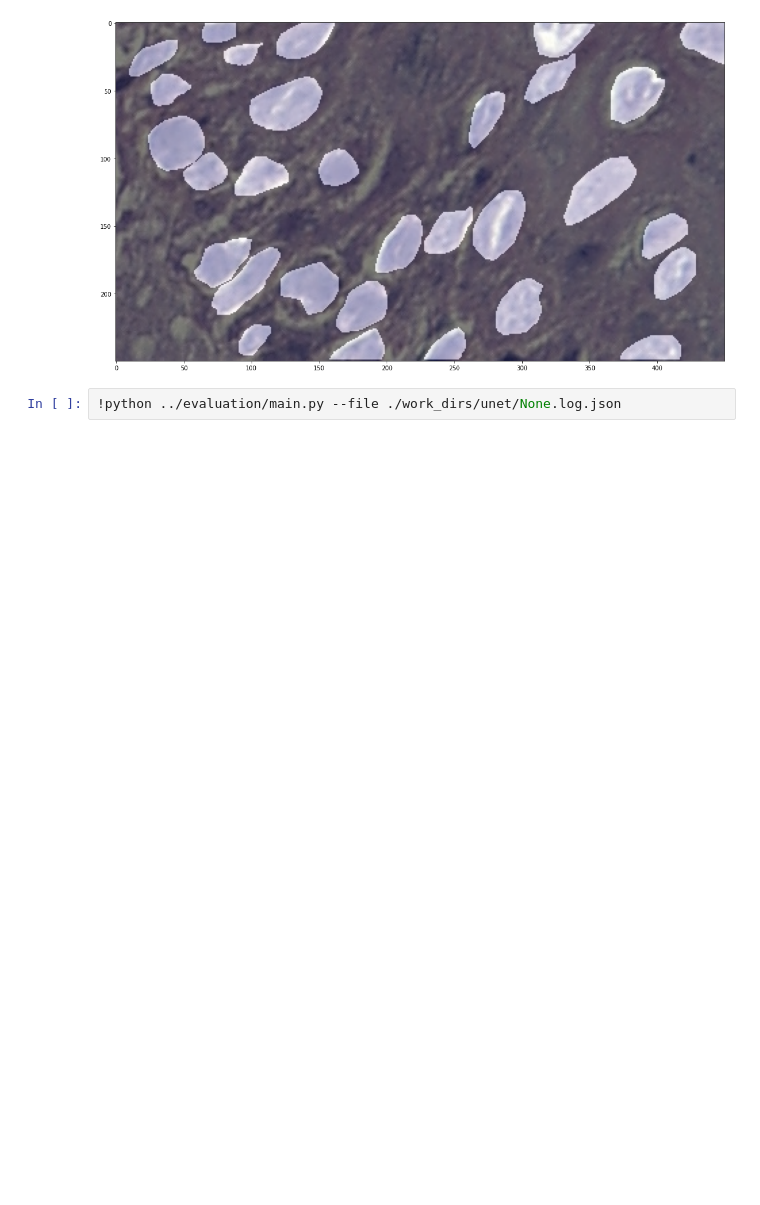
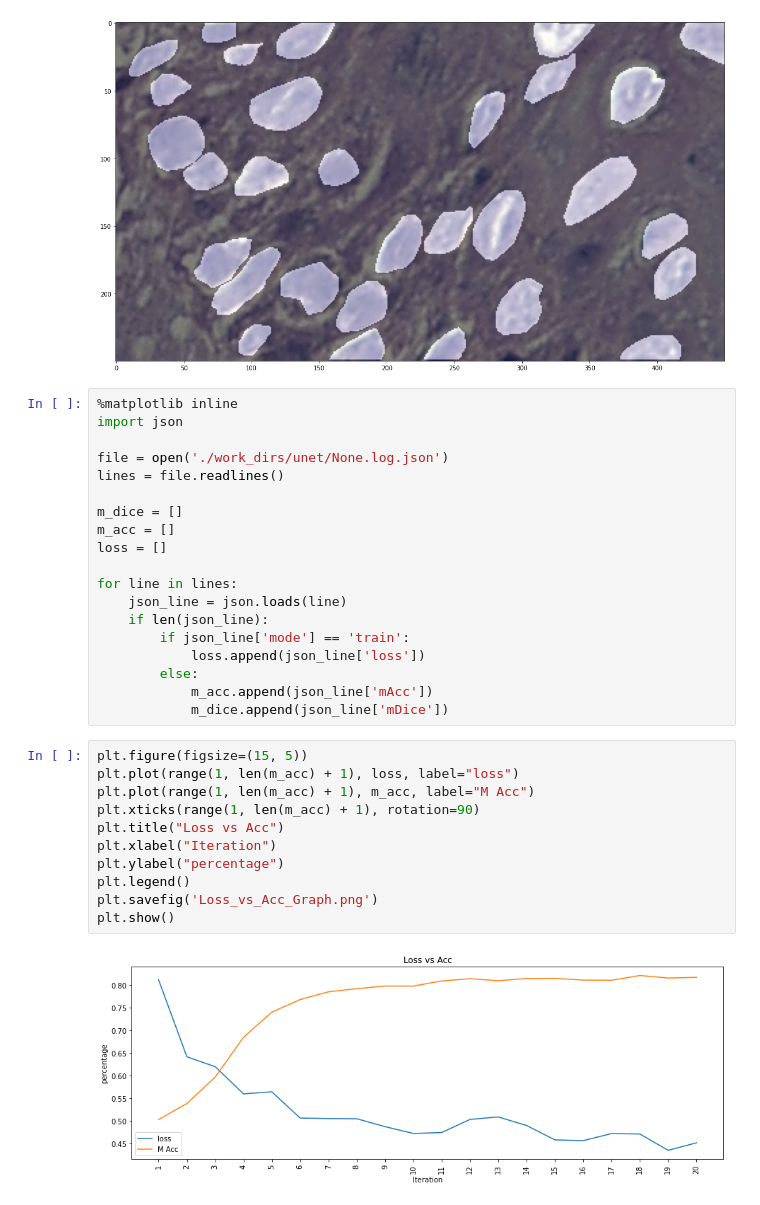
Before and after one commit to matheussn/pspnet, a Jupyter notebook: MMSegmentation_pspNet_unet.ipynb, the cells around one changed output. Drawn from its saved outputs; the diff is of its cells as text; blank space fills up the shorter version.

```diff
--- a/MMSegmentation_pspNet_unet.ipynb
+++ b/MMSegmentation_pspNet_unet.ipynb
@@ -373,4 +340,34 @@ show_result_pyplot(model, img, [result], palette)
 <Figure size 576x432 with 0 Axes>
 [figure]
 # %%
-!python ../evaluation/main.py --file ./work_dirs/unet/None.log.json
+%matplotlib inline
+import json
+
+file = open('./work_dirs/unet/None.log.json')
+lines = file.readlines()
+
+m_dice = []
+m_acc = []
+loss = []
+
+for line in lines:
+    json_line = json.loads(line)
+    if len(json_line):
+        if json_line['mode'] == 'train':
+            loss.append(json_line['loss'])
+        else:
+            m_acc.append(json_line['mAcc'])
+            m_dice.append(json_line['mDice'])
+# %%
+plt.figure(figsize=(15, 5))
+plt.plot(range(1, len(m_acc) + 1), loss, label="loss")
+plt.plot(range(1, len(m_acc) + 1), m_acc, label="M Acc")
+plt.xticks(range(1, len(m_acc) + 1), rotation=90)
+plt.title("Loss vs Acc")
+plt.xlabel("Iteration")
+plt.ylabel("percentage")
+plt.legend()
+plt.savefig('Loss_vs_Acc_Graph.png')
+plt.show()
+# %% [output]
+[figure, added]
```
Also changed, not shown: parts of 10 cells of this notebook, 1 other file.
